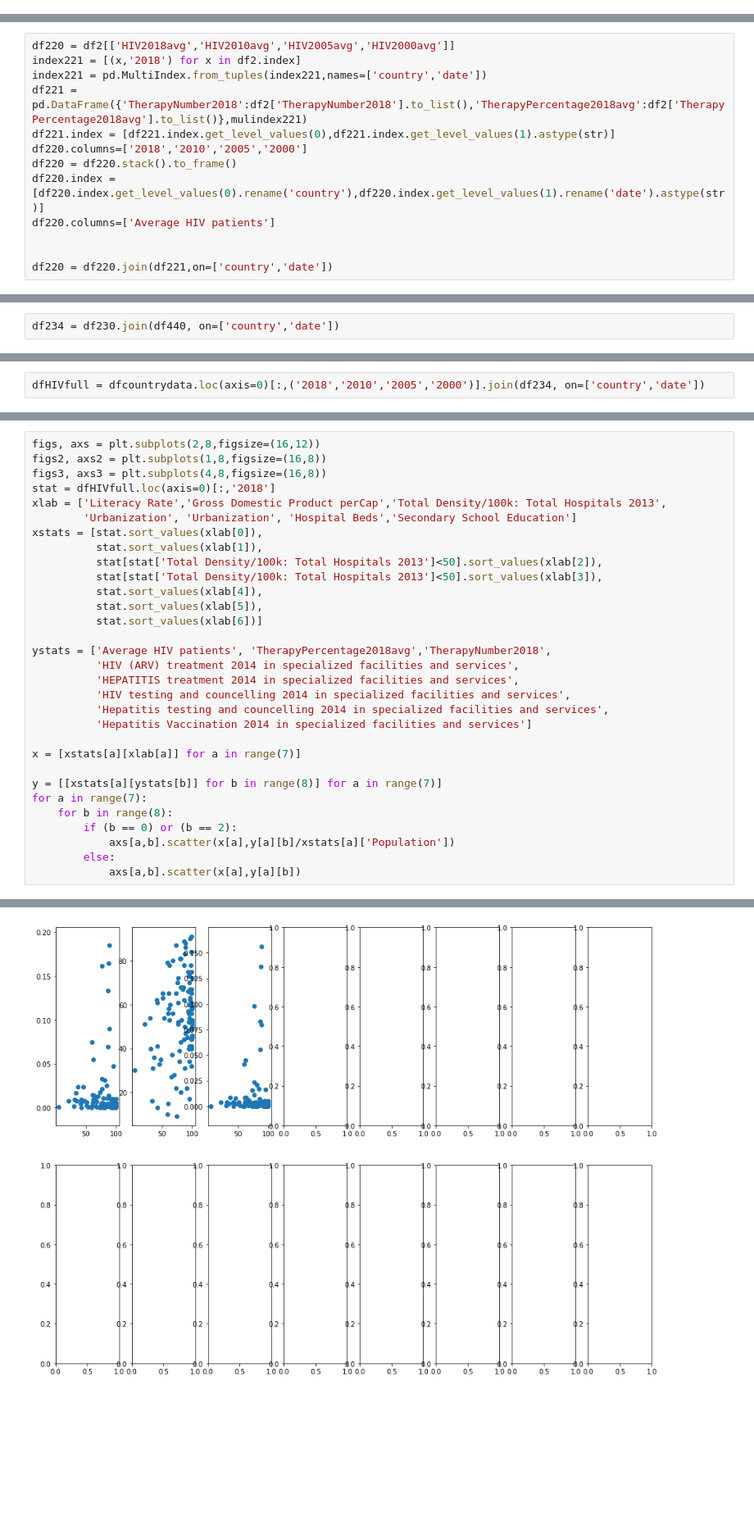
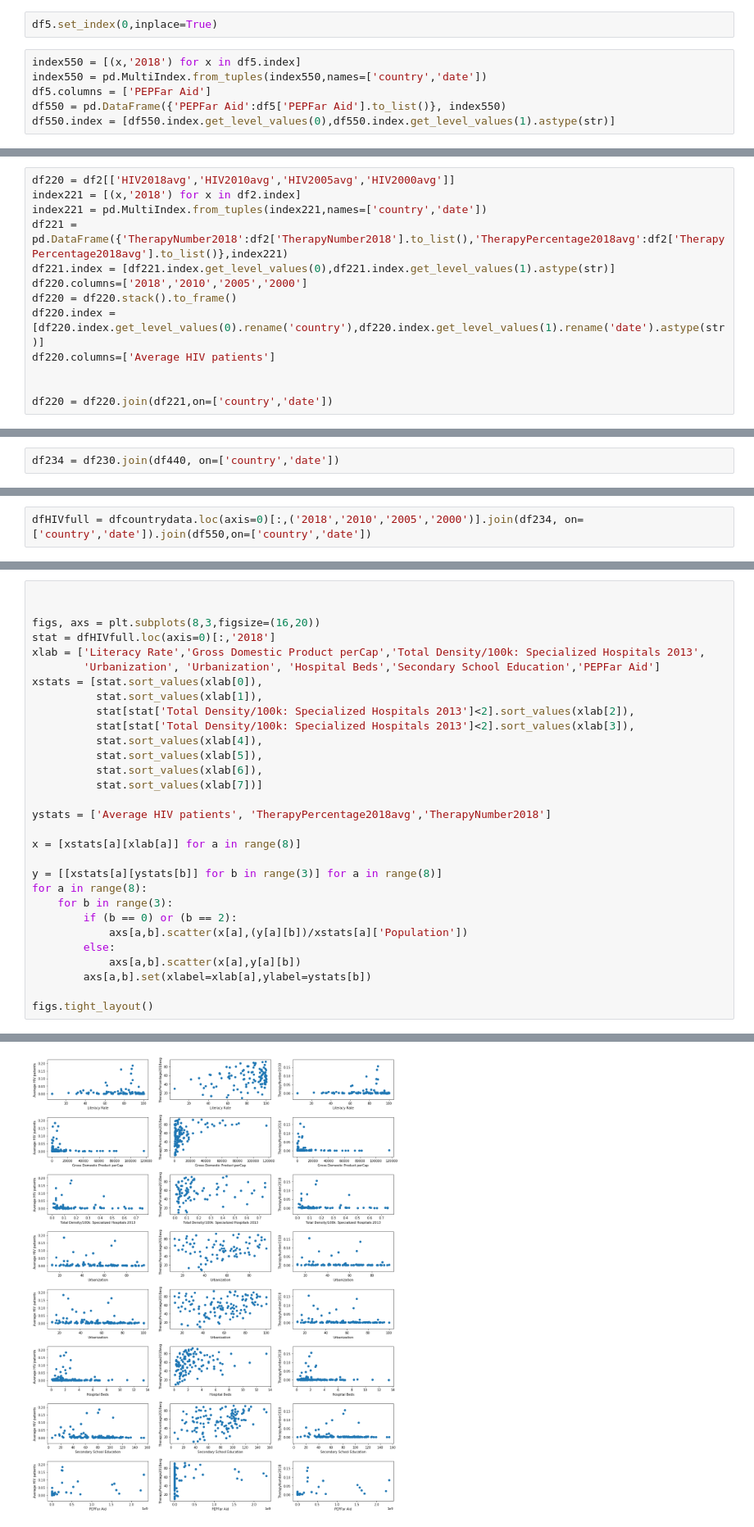
Before and after one commit to nvanrompaey/ImpactsHIVTreatment, a Jupyter notebook: CapstoneHIVtestings.ipynb, the cells around one changed output, grey strips where cells are left out. Shown at 82% size. Cells and saved outputs as stored; diff of their text form; blank space fills up the shorter version.

Commit message:
Finish datacleaning and getting more data, perform covariance and correlation tests

```diff
--- a/CapstoneHIVtestings.ipynb
+++ b/CapstoneHIVtestings.ipynb
@@ -301,6 +318,14 @@ df331.head()
 | Antigua and Barbuda | 2018 | NaN | NaN | NaN | NaN | ... |
 | Armenia | 2018 | 8.00 | 0.54 | 1.81 | 1.58 | ... |
 | Azerbaijan | 2018 | NaN | 7.44 | 5.31 | 2.12 | ... |
+# %%
+df5.set_index(0,inplace=True)
+# %%
+index550 = [(x,'2018') for x in df5.index]
+index550 = pd.MultiIndex.from_tuples(index550,names=['country','date'])
+df5.columns = ['PEPFar Aid']
+df550 = pd.DataFrame({'PEPFar Aid':df5['PEPFar Aid'].to_list()}, index550)
+df550.index = [df550.index.get_level_values(0),df550.index.get_level_values(1).astype(str)]
 # %%
 df2.head()
 # %% [output]
@@ -325,7 +350,7 @@ Index(['Afghanistan', 'Albania', 'Algeria', 'Angola', 'Argentina', 'Armenia',
 df220 = df2[['HIV2018avg','HIV2010avg','HIV2005avg','HIV2000avg']]
 index221 = [(x,'2018') for x in df2.index]
 index221 = pd.MultiIndex.from_tuples(index221,names=['country','date'])
-df221 = pd.DataFrame({'TherapyNumber2018':df2['TherapyNumber2018'].to_list(),'TherapyPercentage2018avg':df2['TherapyPercentage2018avg'].to_list()},mulindex221)
+df221 = pd.DataFrame({'TherapyNumber2018':df2['TherapyNumber2018'].to_list(),'TherapyPercentage2018avg':df2['TherapyPercentage2018avg'].to_list()},index221)
 df221.index = [df221.index.get_level_values(0),df221.index.get_level_values(1).astype(str)]
 df220.columns=['2018','2010','2005','2000']
 df220 = df220.stack().to_frame()
@@ -381,7 +406,7 @@ df234.head(20)
 |  | 2005 | 2700.0 | NaN | NaN | NaN | ... |
 |  | 2000 | 950.0 | NaN | NaN | NaN | ... |
 # %%
-dfHIVfull = dfcountrydata.loc(axis=0)[:,('2018','2010','2005','2000')].join(df234, on=['country','date'])
+dfHIVfull = dfcountrydata.loc(axis=0)[:,('2018','2010','2005','2000')].join(df234, on=['country','date']).join(df550,on=['country','date'])
 # %%
 dfHIVfull.head(20)
 # %% [output]
@@ -410,32 +455,31 @@ NameError: name 'dfH' is not defined
 # %%
-figs, axs = plt.subplots(2,8,figsize=(16,12))
-figs2, axs2 = plt.subplots(1,8,figsize=(16,8))
-figs3, axs3 = plt.subplots(4,8,figsize=(16,8))
+
+
+figs, axs = plt.subplots(8,3,figsize=(16,20))
 stat = dfHIVfull.loc(axis=0)[:,'2018']
-xlab = ['Literacy Rate','Gross Domestic Product perCap','Total Density/100k: Total Hospitals 2013',
-        'Urbanization', 'Urbanization', 'Hospital Beds','Secondary School Education']
+xlab = ['Literacy Rate','Gross Domestic Product perCap','Total Density/100k: Specialized Hospitals 2013',
+        'Urbanization', 'Urbanization', 'Hospital Beds','Secondary School Education','PEPFar Aid']
 xstats = [stat.sort_values(xlab[0]),
           stat.sort_values(xlab[1]),
-          stat[stat['Total Density/100k: Total Hospitals 2013']<50].sort_values(xlab[2]),
-          stat[stat['Total Density/100k: Total Hospitals 2013']<50].sort_values(xlab[3]),
+          stat[stat['Total Density/100k: Specialized Hospitals 2013']<2].sort_values(xlab[2]),
+          stat[stat['Total Density/100k: Specialized Hospitals 2013']<2].sort_values(xlab[3]),
           stat.sort_values(xlab[4]),
           stat.sort_values(xlab[5]),
-          stat.sort_values(xlab[6])]
+          stat.sort_values(xlab[6]),
+          stat.sort_values(xlab[7])]
 
-ystats = ['Average HIV patients', 'TherapyPercentage2018avg','TherapyNumber2018',
-          'HIV (ARV) treatment 2014 in specialized facilities and services',
-          'HEPATITIS treatment 2014 in specialized facilities and services',
-          'HIV testing and councelling 2014 in specialized facilities and services',
-          'Hepatitis testing and councelling 2014 in specialized facilities and services',
-          'Hepatitis Vaccination 2014 in specialized facilities and services']
+ystats = ['Average HIV patients', 'TherapyPercentage2018avg','TherapyNumber2018']
 
-x = [xstats[a][xlab[a]] for a in range(7)]
+x = [xstats[a][xlab[a]] for a in range(8)]
 
-y = [[xstats[a][ystats[b]] for b in range(8)] for a in range(7)]
-for a in range(7):
-    for b in range(8):
+y = [[xstats[a][ystats[b]] for b in range(3)] for a in range(8)]
+for a in range(8):
+    for b in range(3):
         if (b == 0) or (b == 2):
-            axs[a,b].scatter(x[a],y[a][b]/xstats[a]['Population'])
+            axs[a,b].scatter(x[a],(y[a][b])/xstats[a]['Population'])
         else:
             axs[a,b].scatter(x[a],y[a][b])
+        axs[a,b].set(xlabel=xlab[a],ylabel=ystats[b])
+
+figs.tight_layout()
 # %% [output]
@@ -443 +486 @@ TypeError: nan is not a string
-[figure, old version]
+[figure, new version]
```
Also changed, not shown: parts of 17 cells of this notebook, 2 other files.
